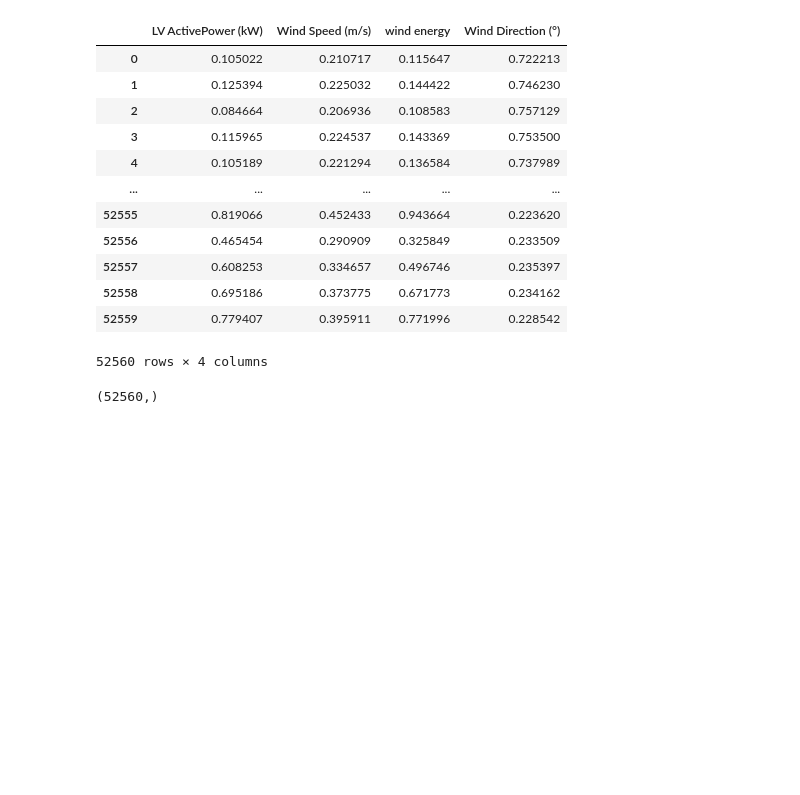
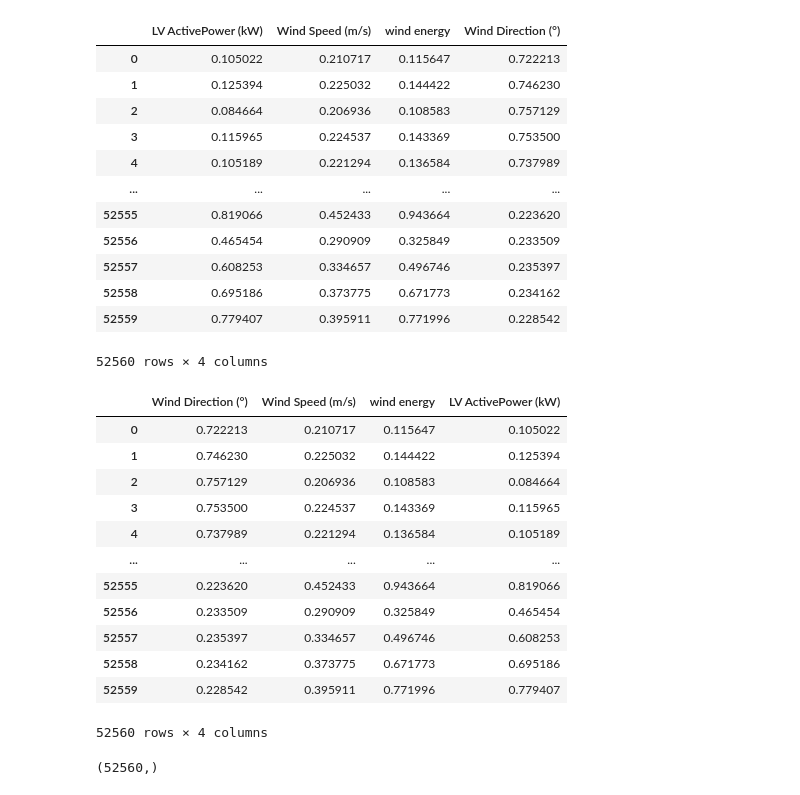
Before and after one commit to alphaameer007/RHM_FYP, a Jupyter notebook: TCN_Model_on_Turkey_Wind_Farm_Dataset.ipynb, the cells around one changed output. Saved outputs shown, nothing was run; the diff lists cells and outputs as text; code cells hidden in the pictures; blank space fills up the shorter version.

```diff
--- a/TCN_Model_on_Turkey_Wind_Farm_Dataset.ipynb
+++ b/TCN_Model_on_Turkey_Wind_Farm_Dataset.ipynb
@@ -74,3 +80,19 @@ df
+# %%
+df
+# %% [output]
+|  | Wind Direction (°) | Wind Speed (m/s) | wind energy | LV ActivePower (kW) |
+| 0 | 0.722213 | 0.210717 | 0.115647 | 0.105022 |
+| 1 | 0.746230 | 0.225032 | 0.144422 | 0.125394 |
+| 2 | 0.757129 | 0.206936 | 0.108583 | 0.084664 |
+| 3 | 0.753500 | 0.224537 | 0.143369 | 0.115965 |
+| 4 | 0.737989 | 0.221294 | 0.136584 | 0.105189 |
+| ... | ... | ... | ... | ... |
+| 52555 | 0.223620 | 0.452433 | 0.943664 | 0.819066 |
+| 52556 | 0.233509 | 0.290909 | 0.325849 | 0.465454 |
+| 52557 | 0.235397 | 0.334657 | 0.496746 | 0.608253 |
+| 52558 | 0.234162 | 0.373775 | 0.671773 | 0.695186 |
+| 52559 | 0.228542 | 0.395911 | 0.771996 | 0.779407 |
+52560 rows × 4 columns
 # %%
 target=df['LV ActivePower (kW)']
 target.shape
```
Also changed, not shown: parts of 11 cells of this notebook.
